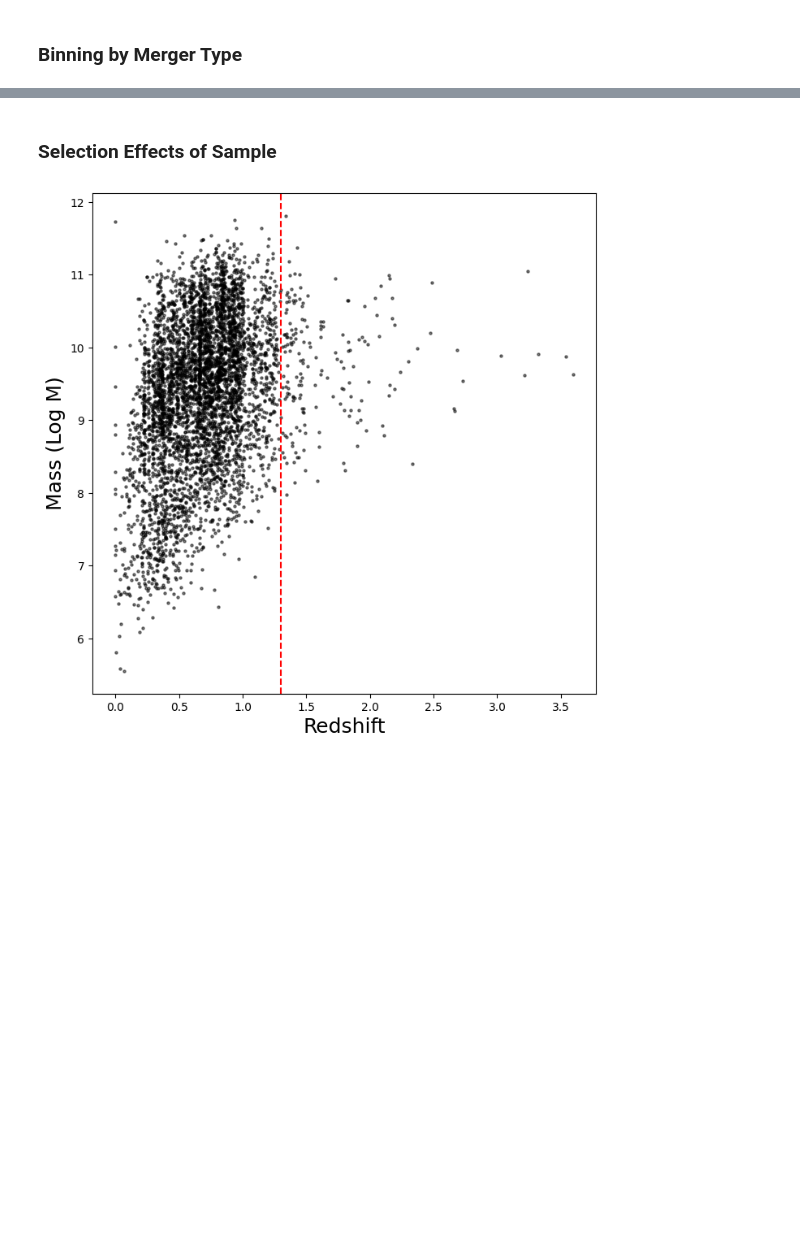
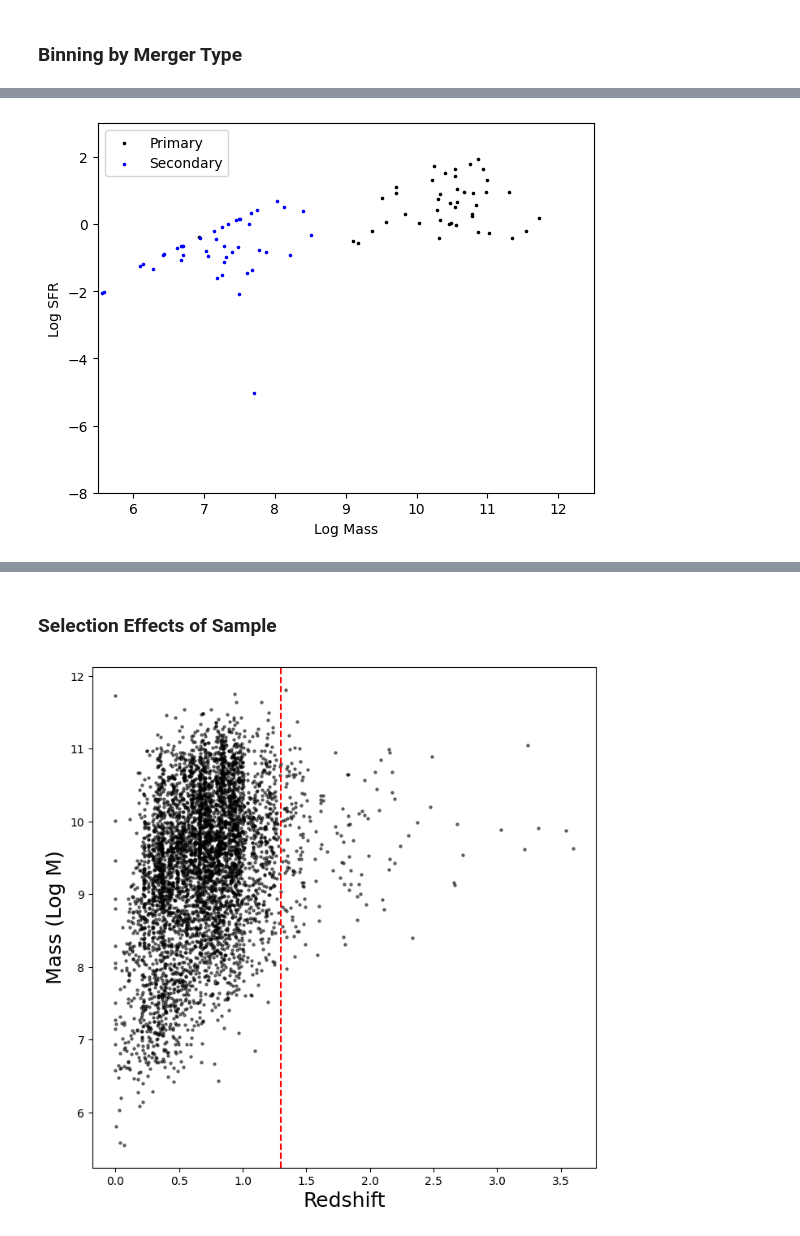
Before and after one commit to AstroORyan/mergers-in-cosmos, a Jupyter notebook: notebooks/analysis/my-matched-sfr.ipynb, the cells around one changed output, grey strips where cells are left out. Saved outputs shown, nothing was run; the diff lists cells and outputs as text; code cells hidden in the pictures; blank space fills up the shorter version.

```diff
--- a/notebooks/analysis/my-matched-sfr.ipynb
+++ b/notebooks/analysis/my-matched-sfr.ipynb
@@ -951,0 +614,35 @@ for p in range(3):
+# %%
+df_micro = df_sum.query('merger_type == "micro"')
+df_minor = df_sum.query('merger_type == "minor"')
+df_major = df_sum.query('merger_type == "major"')
+# %%
+fig, ax = plt.subplots(nrows = 1)
+df_micro.plot.scatter(
+    x = 'mass_best_1',
+    y = 'sfr_best_1',
+    ax = ax,
+    xlim = [5.5,12.5],
+    ylim = [-8, 3],
+    xlabel = 'Log Mass',
+    ylabel = 'Log SFR',
+    label = 'Primary',
+    color = 'black',
+    s = 2.5
+)
+
+df_micro.plot.scatter(
+    x = 'mass_best_2',
+    y = 'sfr_best_2',
+    ax = ax,
+    xlim = [5.5,12.5],
+    ylim = [-8, 3],
+    xlabel = 'Log Mass',
+    ylabel = 'Log SFR',
+    label = 'Secondary',
+    s = 2.5,
+    color = 'blue'
+)
+plt.legend()
+plt.show()
+# %% [output]
+[figure, added]
```
Also changed, not shown: parts of 36 cells of this notebook, 6 other files.
